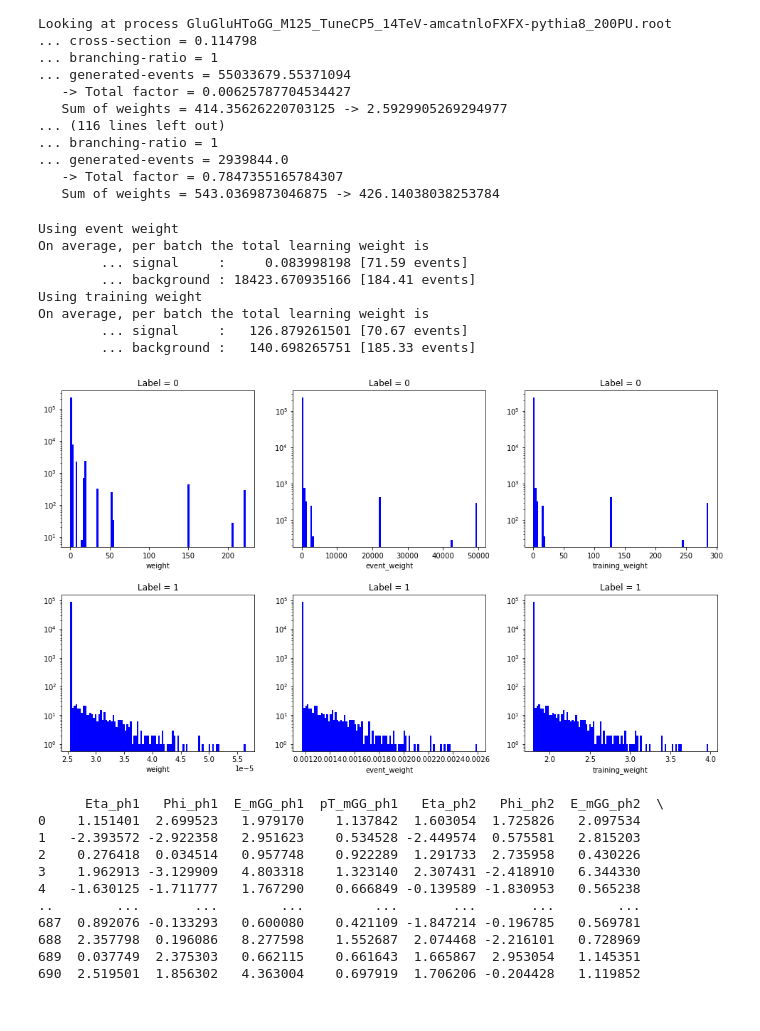
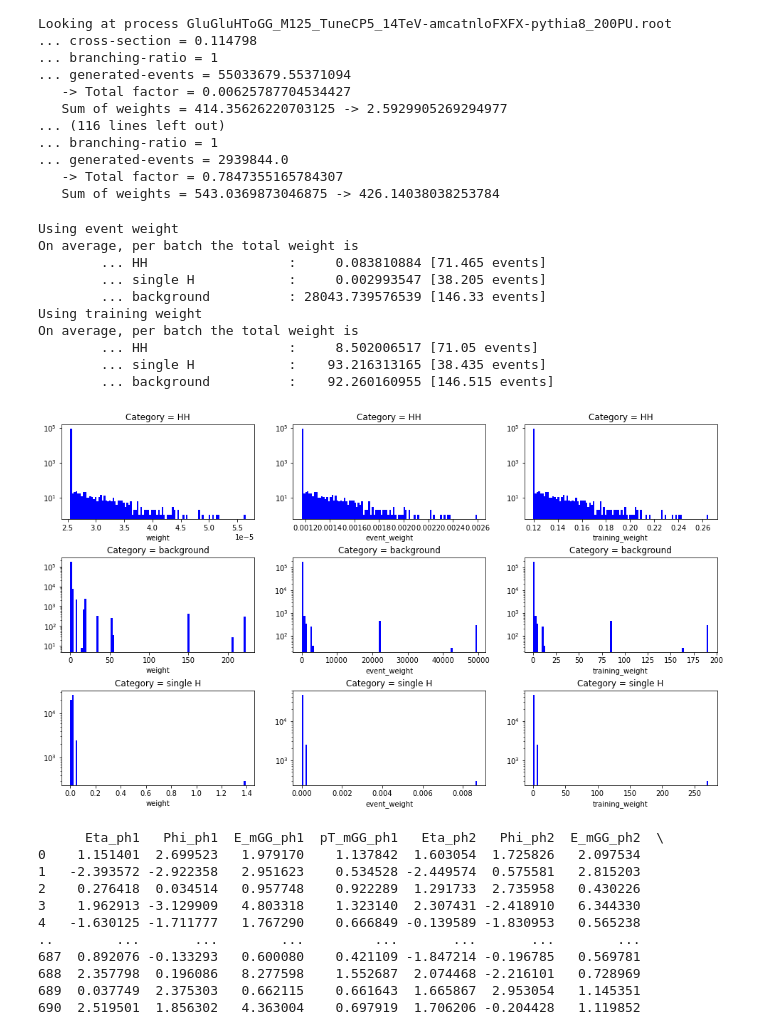
Before and after one commit to suatdonertas/DNN_HHWWGG, a Jupyter notebook: DNN.ipynb, the cells around one changed output. Saved outputs shown, nothing was run; the diff lists cells and outputs as text; code cells hidden in the pictures.

```diff
--- a/DNN.ipynb
+++ b/DNN.ipynb
@@ -15,8 +16,8 @@ from tensorflow.keras.callbacks import EarlyStopping, ReduceLROnPlateau
 # %%
 ### Parameters of the training ###
 
-split = "even"
-#split = "odd"
+#split = "even"
+split = "odd"
 # split = even | odd -> on what split to train the model (will be in the name)
 # -> you need one "odd" and one "even" models to be put inside bamboo
 
@@ -27,6 +28,9 @@ quantile = 0.95 # We will repeat the part of the weights rightmost tail
 # Eg : 0.95, means we take the 5% events on the right tail of training weight and repeat them
 # 1.0 means no correction (to be used if you want to diable it)
 
+tags = ['HH','background','single H']
+importance = [0.1,1.,1.] # Importance of each category
+
 # DNN hyperparameters #
 parameters = {
     'epochs'                : 200,
@@ -35,7 +39,7 @@ parameters = {
     'n_layers'              : 3,
     'n_neurons'             : 64,
     'hidden_activation'     : 'relu',
-    'output_activation'     : 'sigmoid',
+    'output_activation'     : 'softmax',
     'l2'                    : 1e-6,
     'dropout'               : 0.,
     'batch_norm'            : True,
@@ -100,11 +104,3 @@ df = df[(df['weight']>0) & (df['weight']<300)]
 
 # Cut QCD events #
 df = df[~df.process.str.contains("QCD")]
-# %%
-# Set labels #
-df["label"] = 0
-for process in pd.unique(df['process']):
-    if process not in config['files']:
-        raise RuntimeError(f'Process {process} not found in yaml config file')
-    if config['files'][process]['type'] == 'signal':
-        df.loc[df['process']==process, ['label']] = 1
@@ -180,43 +201,45 @@ Looking at process GluGluHToGG_M125_TuneCP5_14TeV-amcatnloFXFX-pythia8_200PU.roo
 ... generated-events = 2939844.0
    -> Total factor = 0.7847355165784307
    Sum of weights = 543.0369873046875 -> 426.14038038253784
-# %%
-# Compute training weight #
-if 'training_weight' in df.columns:
-    del df['training_weight']
-df['training_weight'] = df['event_weight'].copy()
-
-df.loc[df['label']==1,'training_weight'] *= df.shape[0]/2 / (df[df['label']==1]['event_weight']).sum()
-df.loc[df['label']==0,'training_weight'] *= df.shape[0]/2 / (df[df['label']==0]['event_weight']).sum()
+# %%
+# Compute training weight #
+if 'training_weight' in df.columns:
+    del df['training_weight']
+df['training_weight'] = df['event_weight'].copy()
+
+for itag,tag in enumerate(tags):
+    df.loc[df['tag']==tag,'training_weight'] *= importance[itag] * df.shape[0]/ len(tags) / df[df['tag']==tag]['event_weight'].sum()
 # %%
 import utils
 importlib.reload(utils) # Reload in case file has changed
 print ('Using event weight')
-utils.checkBatches(df,weight_column='event_weight',batch_size=parameters['batch_size'])
+utils.checkBatches(df,label_column='tag',weight_column='event_weight',batch_size=parameters['batch_size'])
 print ('Using training weight')
-utils.checkBatches(df,weight_column='training_weight',batch_size=parameters['batch_size'])
+utils.checkBatches(df,label_column='tag',weight_column='training_weight',batch_size=parameters['batch_size'])
 # %% [output]
 Using event weight
-On average, per batch the total learning weight is
-        ... signal     :     0.083998198 [71.59 events]
-        ... background : 18423.670935166 [184.41 events]
+On average, per batch the total weight is
+        ... HH                  :     0.083810884 [71.465 events]
+        ... single H            :     0.002993547 [38.205 events]
+        ... background          : 28043.739576539 [146.33 events]
 Using training weight
-On average, per batch the total learning weight is
-        ... signal     :   126.879261501 [70.67 events]
-        ... background :   140.698265751 [185.33 events]
+On average, per batch the total weight is
+        ... HH                  :     8.502006517 [71.05 events]
+        ... single H            :    93.216313165 [38.435 events]
+        ... background          :    92.260160955 [146.515 events]
 # %%
 # Plot the background and signal weights #
-fig,axs = plt.subplots(figsize=(16,8),nrows=2,ncols=3)
-fig.subplots_adjust(left=0.1, right=0.9, top=0.98, bottom=0.1, wspace=0.2,hspace=0.3)
-for irow,label in enumerate([0,1]):
+fig,axs = plt.subplots(figsize=(16,8),nrows=len(tags),ncols=3)
+fig.subplots_adjust(left=0.1, right=0.9, top=0.98, bottom=0.1, wspace=0.2,hspace=0.4)
+for irow,tag in enumerate(tags):
     for icol,column in enumerate(['weight','event_weight','training_weight']):
-        axs[irow,icol].hist(df[df['label']==label][column],bins=100,color='b')
-        axs[irow,icol].set_title(f"Label = {label}")
+        axs[irow,icol].hist(df[df['tag']==tag][column],bins=100,color='b')
+        axs[irow,icol].set_title(f"Category = {tag}")
         axs[irow,icol].set_xlabel(column)
         axs[irow,icol].set_yscale('log')
 fig.savefig("event_weights_A.pdf", dpi = 300)
 # %% [output]
-[figure, old version]
+[figure, new version]
 # %%
 # Plot the weights per process #
 if False:
```
Also changed, not shown: parts of 15 cells of this notebook, 1 other file.
